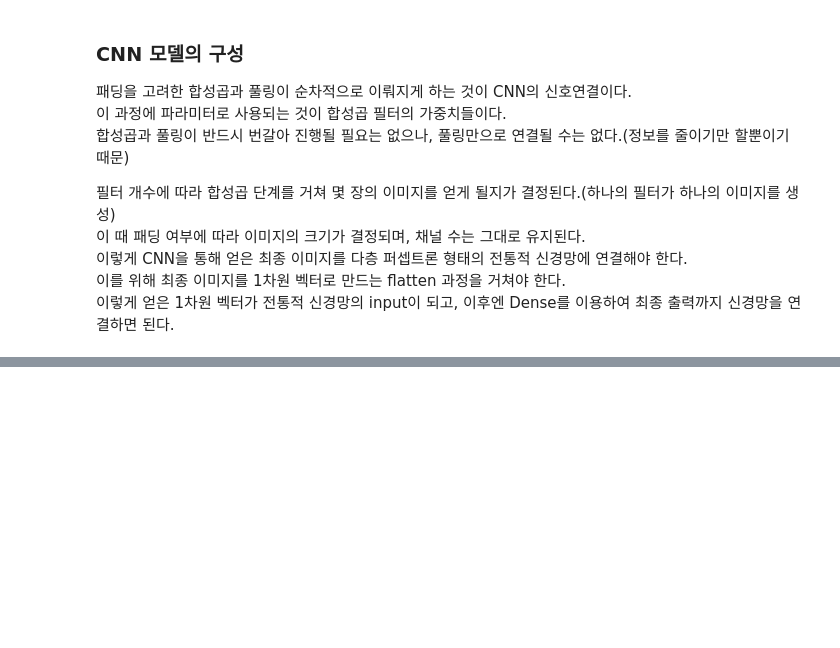
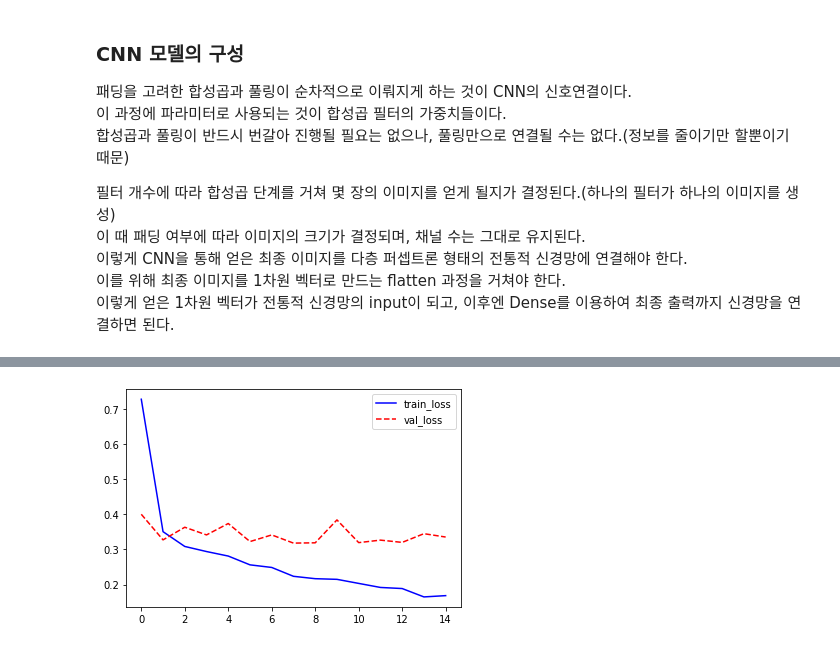
Before and after one commit to yeon93/Euddeum_ML_book_review, a Jupyter notebook: 13_CNN.ipynb, the cells around one changed output, grey strips where cells are left out. Cells and saved outputs as stored; diff of their text form; code cells hidden in the pictures; blank space fills up the shorter version.

```diff
--- a/13_CNN.ipynb
+++ b/13_CNN.ipynb
@@ -150,0 +184,12 @@ model = keras.models.Sequential([keras.layers.Conv2D(input_shape=(64,64,3),
+# %%
+import tensorflow as tf
+from tensorflow import keras
+import numpy as np
+import matplotlib.pyplot as plt
+
+#CNN 이용
+fashion_mnist = keras.datasets.fashion_mnist
+(x_train, y_train), (x_test, y_test) = fashion_mnist.load_data()
+
+print('데이터 형태 : ', x_train.shape, x_test.shape)
+print(f'레이블 : {sorted(y_train)[0]} ~ {sorted(y_train)[-1]}')
@@ -150,0 +199,17 @@ model = keras.models.Sequential([keras.layers.Conv2D(input_shape=(64,64,3),
+# %%
+#fashion mnist의 이미지들은 하나의 채널로 이루어진 회색조 이미지 => 채널 수 1이 되도록 입력데이터 변형
+x_train = x_train[:, :, :, np.newaxis]   #(60000, 28, 28, 1)
+x_test = x_test[:, :, :, np.newaxis]     #(10000, 28, 28, 1)
+# %%
+model = keras.models.Sequential([keras.layers.Conv2D(input_shape=(28,28,1),
+                                                     kernel_size=(3,3), filters=32, padding='same'),
+                                 keras.layers.MaxPooling2D((2,2), strides=2),
+                                 keras.layers.Conv2D(kernel_size=(3,3), filters=64, padding='same'),
+                                 keras.layers.MaxPooling2D((2,2), strides=2),
+                                 keras.layers.Conv2D(kernel_size=(3,3), filters=32, padding='same'),   #여기까지 CNN, 이제 펼쳐서 신경망의 입력으로 넘기기
+                                 keras.layers.Flatten(),
+                                 keras.layers.Dense(128, activation='relu'),
+                                 keras.layers.Dense(32, activation='relu'),
+                                 keras.layers.Dense(10, activation='softmax')])
+
+model.summary()
@@ -150,0 +234,7 @@ model = keras.models.Sequential([keras.layers.Conv2D(input_shape=(64,64,3),
+# %%
+model.compile(optimizer='adam',
+              loss='sparse_categorical_crossentropy',
+              metrics=['accuracy'])
+
+history = model.fit(x_train, y_train,
+                    epochs=15, validation_split=0.25)
@@ -150,0 +259,6 @@ model = keras.models.Sequential([keras.layers.Conv2D(input_shape=(64,64,3),
+# %%
+plt.plot(history.history['loss'], 'b-', label='train_loss')
+plt.plot(history.history['val_loss'], 'r--', label='val_loss')
+plt.legend();
+# %% [output]
+[figure, added]
```
Also changed, not shown: parts of 12 cells of this notebook.
